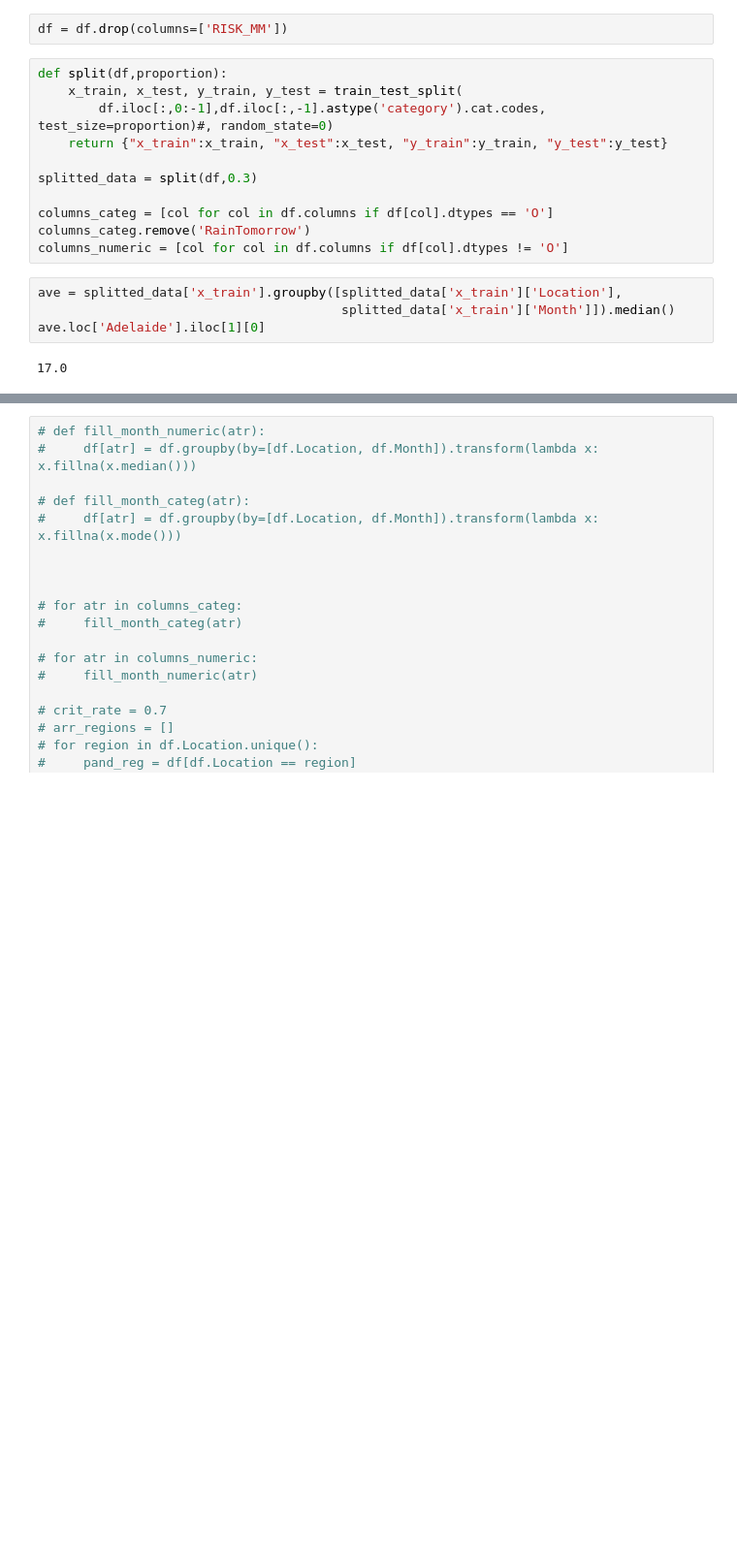
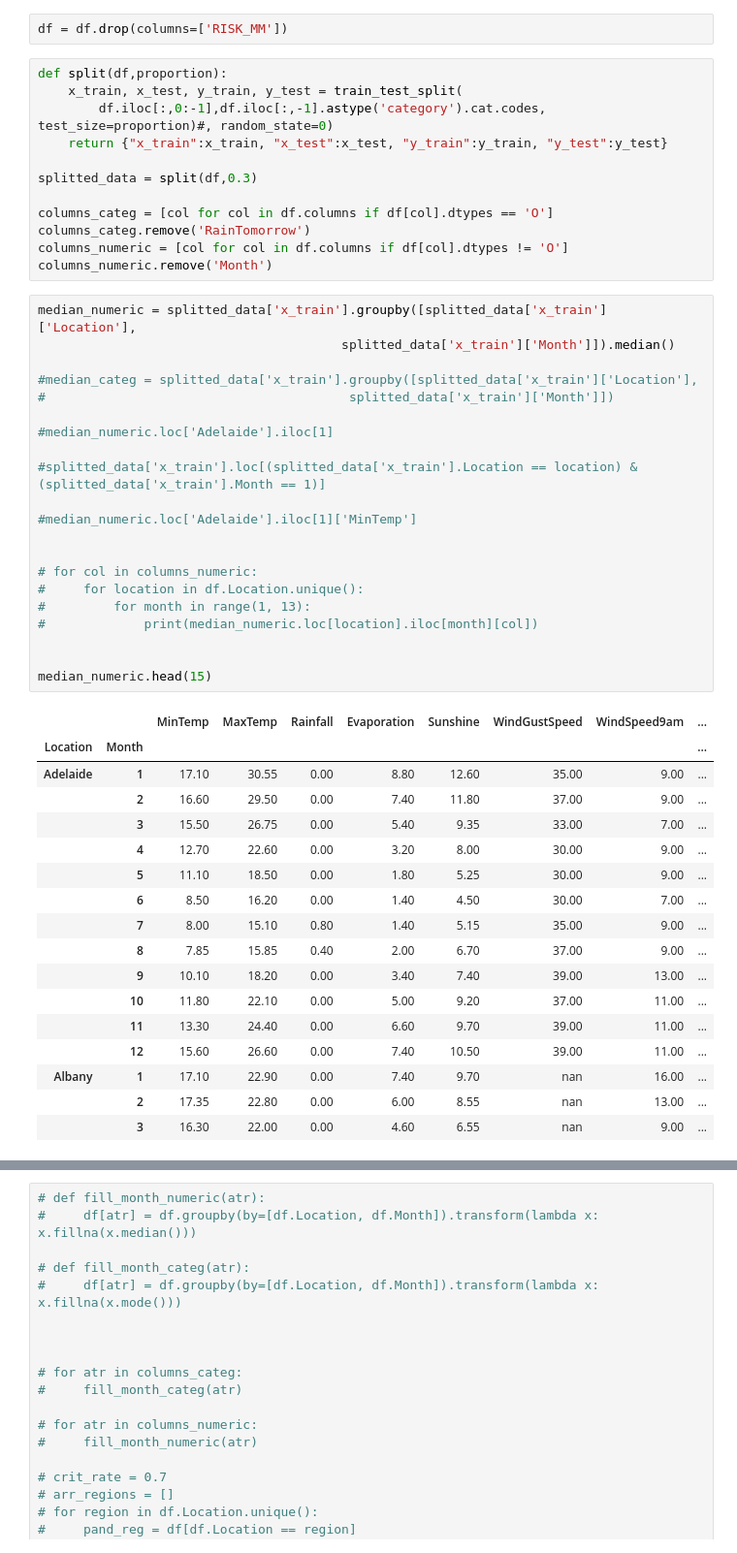
Before and after one commit to michalkaniewski/australia-rains, a Jupyter notebook: Weather forecast.ipynb, the cells around one changed output, grey strips where cells are left out. Shown at 97% size. Drawn from its saved outputs; the diff is of its cells as text; blank space fills up the shorter version.

```diff
--- a/Weather forecast.ipynb
+++ b/Weather forecast.ipynb
@@ -56,10 +56,44 @@ splitted_data = split(df,0.3)
 columns_categ = [col for col in df.columns if df[col].dtypes == 'O']
 columns_categ.remove('RainTomorrow')
 columns_numeric = [col for col in df.columns if df[col].dtypes != 'O']
+columns_numeric.remove('Month')
-# %%
-ave = splitted_data['x_train'].groupby([splitted_data['x_train']['Location'],
-                                        splitted_data['x_train']['Month']]).median()
-ave.loc['Adelaide'].iloc[1][0]
-# %% [output]
-17.0
+# %%
+median_numeric = splitted_data['x_train'].groupby([splitted_data['x_train']['Location'],
+                                        splitted_data['x_train']['Month']]).median()
+
+#median_categ = splitted_data['x_train'].groupby([splitted_data['x_train']['Location'],
+#                                        splitted_data['x_train']['Month']])
+
+#median_numeric.loc['Adelaide'].iloc[1]
+
+#splitted_data['x_train'].loc[(splitted_data['x_train'].Location == location) & (splitted_data['x_train'].Month == 1)]
+
+#median_numeric.loc['Adelaide'].iloc[1]['MinTemp']
+
+
+# for col in columns_numeric:
+#     for location in df.Location.unique():
+#         for month in range(1, 13):
+#             print(median_numeric.loc[location].iloc[month][col])
+
+
+median_numeric.head(15)
+# %% [output]
+|  |  | MinTemp | MaxTemp | Rainfall | Evaporation | Sunshine | WindGustSpeed | WindSpeed9am | ... |
+| Location | Month |  |  |  |  |  |  |  | ... |
+| Adelaide | 1 | 17.10 | 30.55 | 0.00 | 8.80 | 12.60 | 35.00 | 9.00 | ... |
+|  | 2 | 16.60 | 29.50 | 0.00 | 7.40 | 11.80 | 37.00 | 9.00 | ... |
+|  | 3 | 15.50 | 26.75 | 0.00 | 5.40 | 9.35 | 33.00 | 7.00 | ... |
+|  | 4 | 12.70 | 22.60 | 0.00 | 3.20 | 8.00 | 30.00 | 9.00 | ... |
+|  | 5 | 11.10 | 18.50 | 0.00 | 1.80 | 5.25 | 30.00 | 9.00 | ... |
+|  | 6 | 8.50 | 16.20 | 0.00 | 1.40 | 4.50 | 30.00 | 7.00 | ... |
+|  | 7 | 8.00 | 15.10 | 0.80 | 1.40 | 5.15 | 35.00 | 9.00 | ... |
+|  | 8 | 7.85 | 15.85 | 0.40 | 2.00 | 6.70 | 37.00 | 9.00 | ... |
+|  | 9 | 10.10 | 18.20 | 0.00 | 3.40 | 7.40 | 39.00 | 13.00 | ... |
+|  | 10 | 11.80 | 22.10 | 0.00 | 5.00 | 9.20 | 37.00 | 11.00 | ... |
+|  | 11 | 13.30 | 24.40 | 0.00 | 6.60 | 9.70 | 39.00 | 11.00 | ... |
+|  | 12 | 15.60 | 26.60 | 0.00 | 7.40 | 10.50 | 39.00 | 11.00 | ... |
+| Albany | 1 | 17.10 | 22.90 | 0.00 | 7.40 | 9.70 | nan | 16.00 | ... |
+|  | 2 | 17.35 | 22.80 | 0.00 | 6.00 | 8.55 | nan | 13.00 | ... |
+|  | 3 | 16.30 | 22.00 | 0.00 | 4.60 | 6.55 | nan | 9.00 | ... |
 # %%
```
Also changed, not shown: parts of 6 cells of this notebook.
